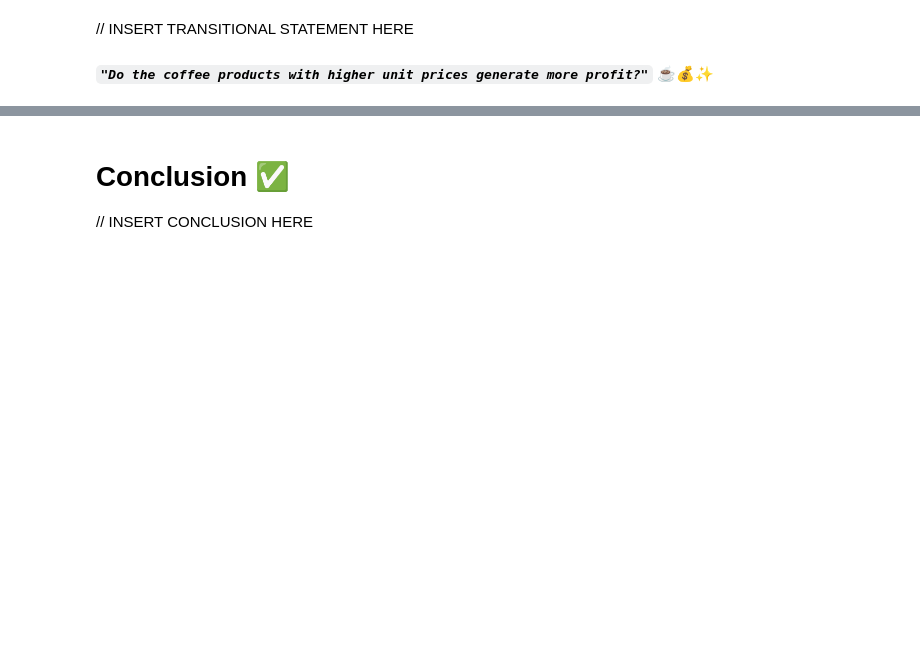
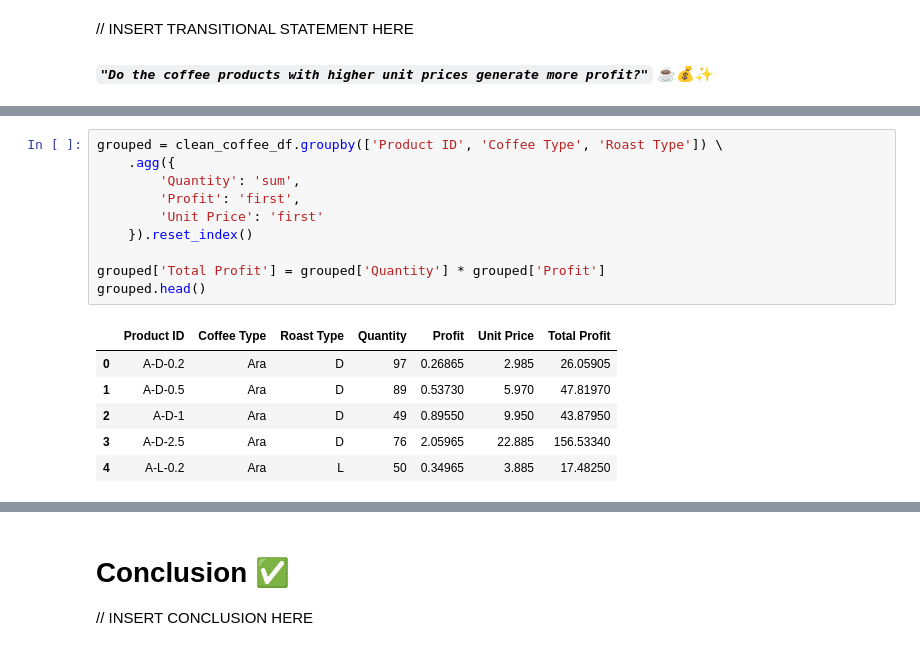
Before and after one commit to Emman-28/CSMODEL-MP, a Jupyter notebook: CSMODEL MP.ipynb, the cells around one changed output, grey strips where cells are left out. Drawn from its saved outputs; the diff is of its cells as text; blank space fills up the shorter version.

```diff
--- a/CSMODEL MP.ipynb
+++ b/CSMODEL MP.ipynb
@@ -191,0 +286,17 @@ People tend to prefer certain flavors of coffee depending on the season like how
+# %%
+grouped = clean_coffee_df.groupby(['Product ID', 'Coffee Type', 'Roast Type']) \
+    .agg({
+        'Quantity': 'sum',
+        'Profit': 'first',
+        'Unit Price': 'first'
+    }).reset_index()
+
+grouped['Total Profit'] = grouped['Quantity'] * grouped['Profit']
+grouped.head()
+# %% [output]
+|  | Product ID | Coffee Type | Roast Type | Quantity | Profit | Unit Price | Total Profit |
+| 0 | A-D-0.2 | Ara | D | 97 | 0.26865 | 2.985 | 26.05905 |
+| 1 | A-D-0.5 | Ara | D | 89 | 0.53730 | 5.970 | 47.81970 |
+| 2 | A-D-1 | Ara | D | 49 | 0.89550 | 9.950 | 43.87950 |
+| 3 | A-D-2.5 | Ara | D | 76 | 2.05965 | 22.885 | 156.53340 |
+| 4 | A-L-0.2 | Ara | L | 50 | 0.34965 | 3.885 | 17.48250 |
```
Also changed, not shown: parts of 31 cells of this notebook.
